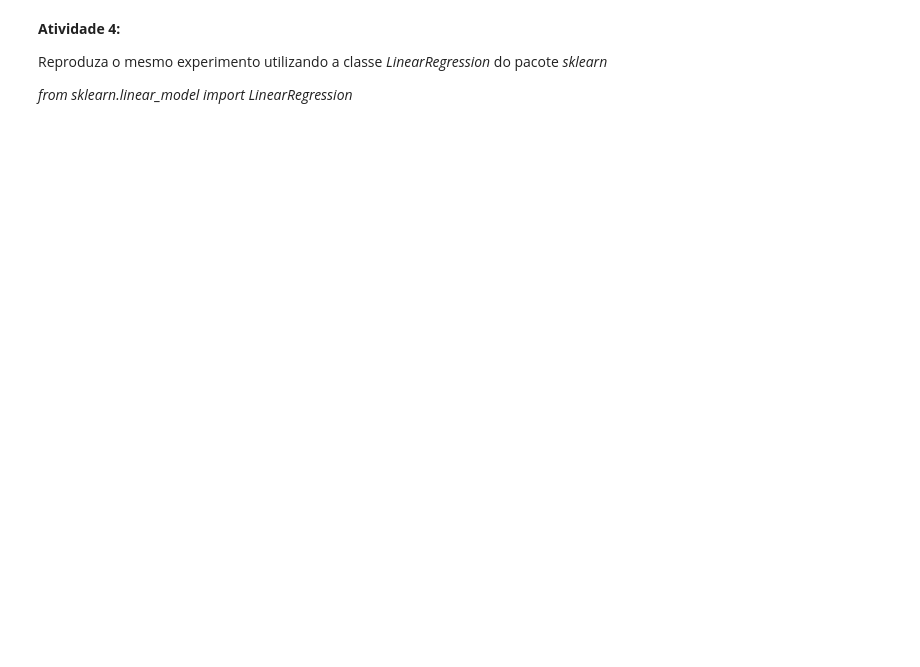
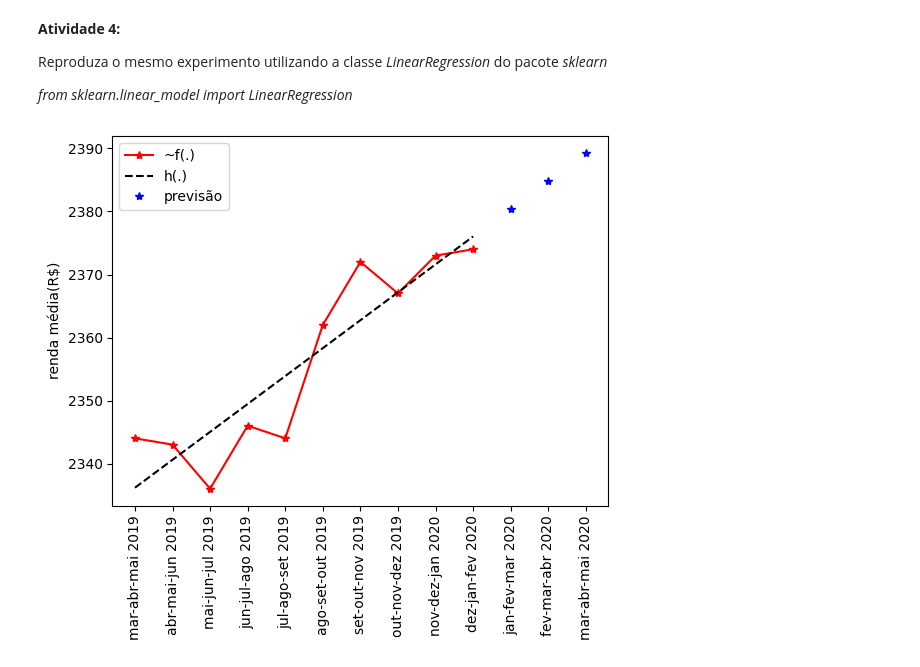
Before and after one commit to viniciusrodriguesai/Machine_learning_exercises, a Jupyter notebook: Second_Practical_Lesson/Prática1_RendaMensal (1).ipynb, the cells around one changed output. Cells and saved outputs as stored; diff of their text form; code cells hidden in the pictures; blank space fills up the shorter version.

```diff
--- a/Second_Practical_Lesson/Prática1_RendaMensal (1).ipynb
+++ b/Second_Practical_Lesson/Prática1_RendaMensal (1).ipynb
@@ -103,0 +114,34 @@ from sklearn.linear_model import LinearRegression
+# %%
+from sklearn.linear_model import LinearRegression
+
+# Preparar os tempos históricos para o sklearn
+_timeSK = [[t] for t in _time]
+
+# Criar e treinar o modelo
+lr_sk = LinearRegression()
+lr_sk.fit(_timeSK, _data)
+
+# Previsões para os dados históricos
+_dataSK = lr_sk.predict(_timeSK)
+
+# Preparar os tempos futuros
+_timeSKPredict = [[t] for t in _timeForecast]
+
+# Previsões futuras
+_dataSKForecast = lr_sk.predict(_timeSKPredict)
+
+# Configurar e montar o gráfico
+config_plt()
+
+plt.plot(_timeLabel, _data, 'r-*')
+plt.plot(_timeLabel, _dataSK, 'k--')
+plt.plot(_timeLabelForecast, _dataSKForecast, 'b*')
+
+plt.legend(
+    ['~f(.)', 'h(.)', 'previsão'],
+    loc=2
+)
+
+plt.show()
+# %% [output]
+[figure, added]
```
Also changed, not shown: parts of 3 cells of this notebook, 2 other files.
